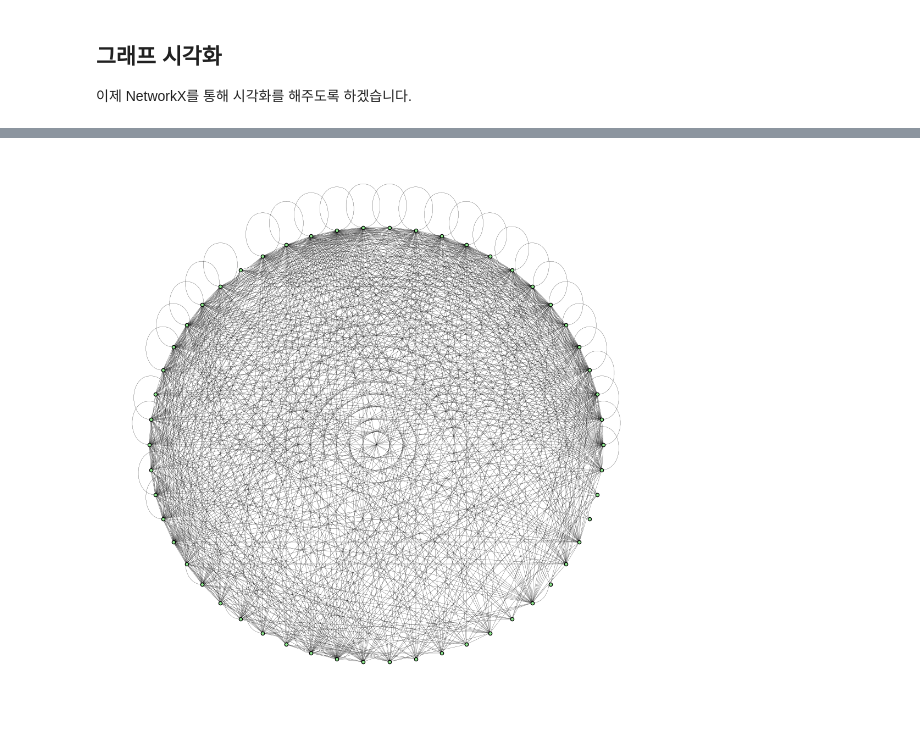
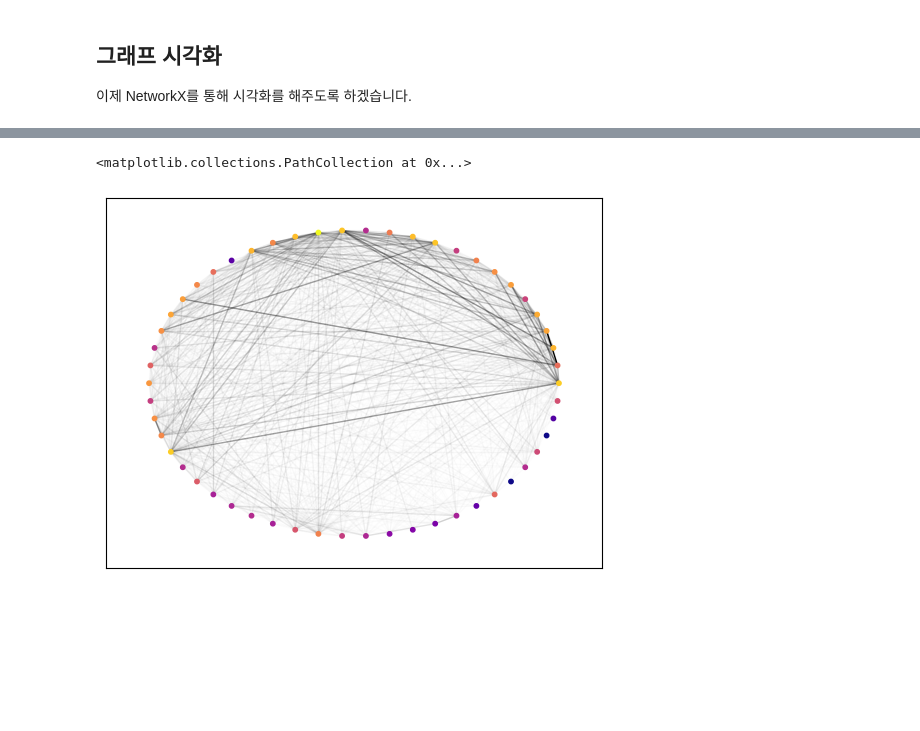
Before and after one commit to YuHan-J-Nam/Drug_Coprescription_Network_Analysis, a Jupyter notebook: graph_test.ipynb, the cells around one changed output, grey strips where cells are left out. Saved outputs shown, nothing was run; the diff lists cells and outputs as text; code cells hidden in the pictures; blank space fills up the shorter version.

```diff
--- a/graph_test.ipynb
+++ b/graph_test.ipynb
@@ -254,5 +261,10 @@ plt.show()
-# %%
-pos = nx.circular_layout(G) #positions for all nodes
-my_draw(G, pos, node_size=20, width=0.2)
-# %% [output]
-[figure, removed]
+# %%
+pos = nx.circular_layout(G) #positions for all nodes
+
+for edge in G.edges(data="weight"):
+    nx.draw_networkx_edges(G, pos, edgelist=[edge], alpha=edge[2] / max_weight)
+
+nx.draw_networkx_nodes(G, pos, node_size=10, node_color=node_color, cmap=plt.cm.plasma)
+# %% [output]
+<matplotlib.collections.PathCollection at 0x...>
+[figure, added]
```
Also changed, not shown: parts of 7 cells of this notebook, 4 other files.
